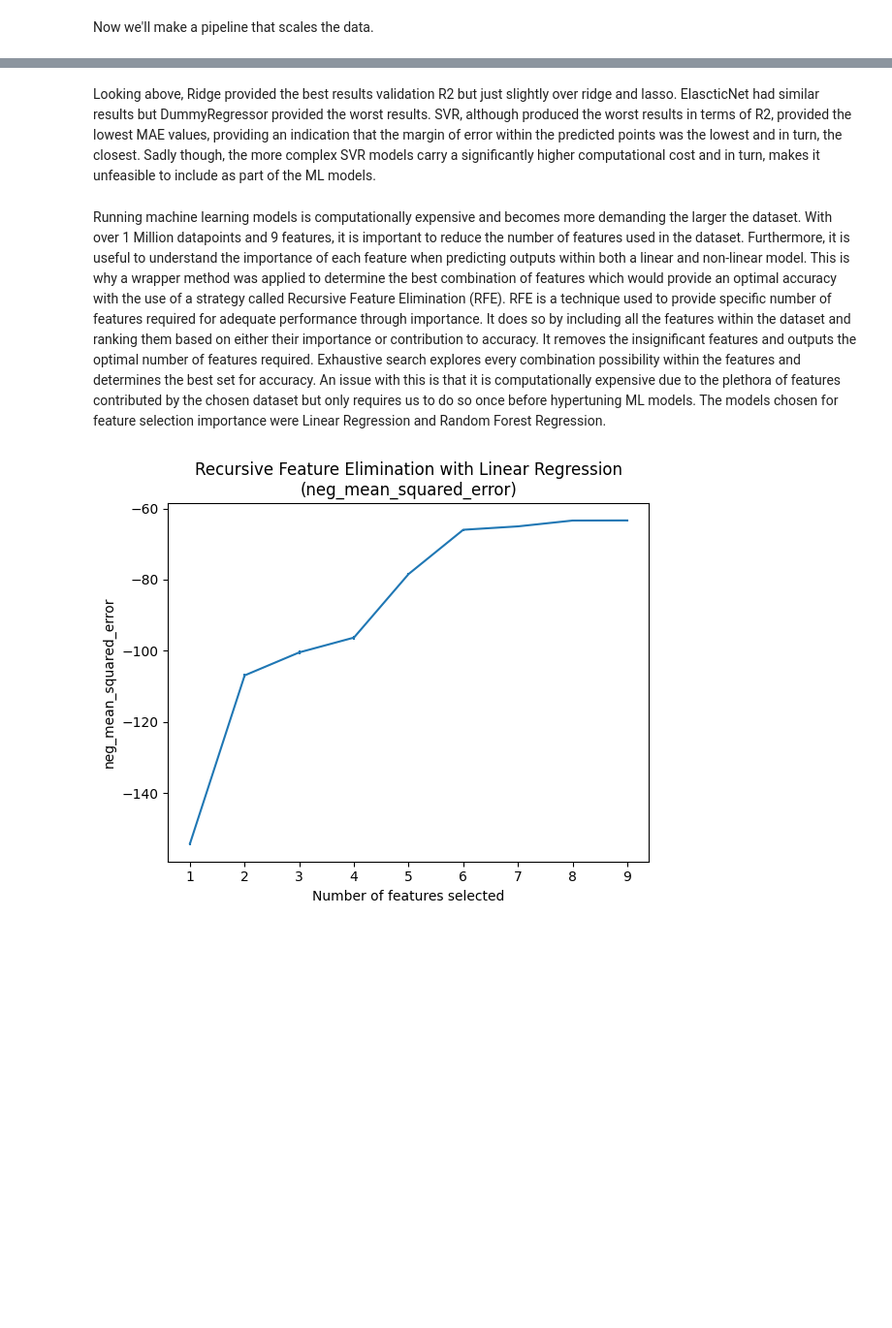
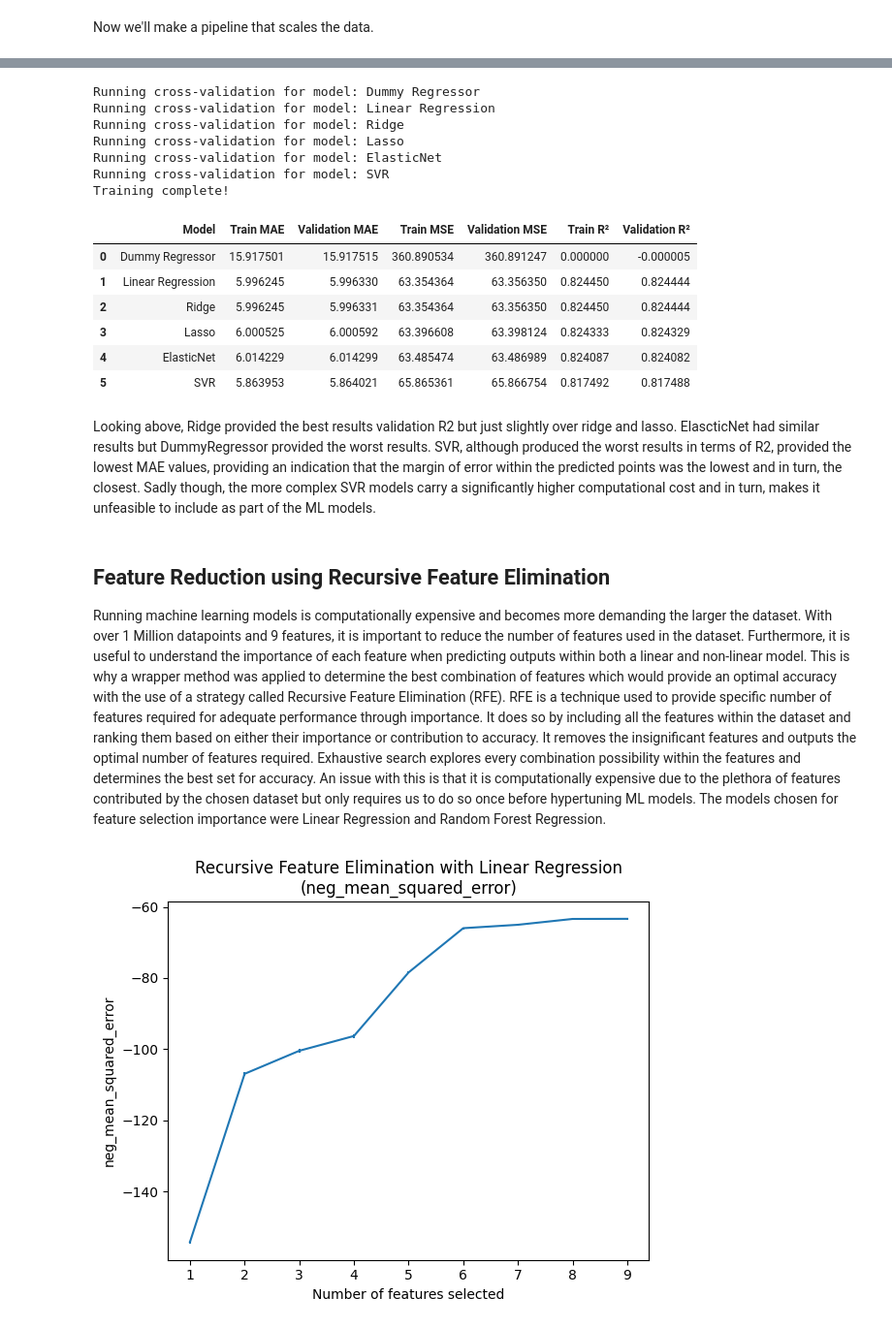
Before and after one commit to grewav2/ml-project-motor-temperature, a Jupyter notebook: model_exploration_Edited.ipynb, the cells around one changed output, grey strips where cells are left out. Shown at 97% size. Drawn from its saved outputs; the diff is of its cells as text; code cells hidden in the pictures; blank space fills up the shorter version.

```diff
--- a/model_exploration_Edited.ipynb
+++ b/model_exploration_Edited.ipynb
@@ -206,6 +178,51 @@ Running cross-validation for model: SVR
+# %%
+models = {
+    'Dummy Regressor' : DummyRegressor(strategy='mean'),
+    'Linear Regression': LinearRegression(),
+    'Ridge': Ridge(),
+    'Lasso': Lasso(),
+    'ElasticNet': ElasticNet(),
+    # 'Random Forest': RandomForestRegressor(n_estimators=100, random_state=42)
+    'SVR': LinearSVR()
+}
+
+param_grids = {
+    'Ridge': {'model__alpha': [0.1, 1.0, 10.0, 100.0]},
+    'Lasso': {'model__alpha': [0.01, 0.1, 1.0, 10.0]},
+    'ElasticNet': {
+        'model__alpha': [0.01, 0.1, 1.0],
+        'model__l1_ratio': [0.2, 0.5, 0.8]
+    }
+}
+
+scoring_metrics = [
+    'neg_mean_absolute_error',
+    'neg_mean_squared_error',
+    'r2'
+]
+# %%
+baseline_model_results = train_multi_models(models, param_grids, scoring_metrics, X_train, y_train)
+baseline_model_results
+# %% [output]
+Running cross-validation for model: Dummy Regressor
+Running cross-validation for model: Linear Regression
+Running cross-validation for model: Ridge
+Running cross-validation for model: Lasso
+Running cross-validation for model: ElasticNet
+Running cross-validation for model: SVR
+Training complete!
+|  | Model | Train MAE | Validation MAE | Train MSE | Validation MSE | Train R² | Validation R² |
+| 0 | Dummy Regressor | 15.917501 | 15.917515 | 360.890534 | 360.891247 | 0.000000 | -0.000005 |
+| 1 | Linear Regression | 5.996245 | 5.996330 | 63.354364 | 63.356350 | 0.824450 | 0.824444 |
+| 2 | Ridge | 5.996245 | 5.996331 | 63.354364 | 63.356350 | 0.824450 | 0.824444 |
+| 3 | Lasso | 6.000525 | 6.000592 | 63.396608 | 63.398124 | 0.824333 | 0.824329 |
+| 4 | ElasticNet | 6.014229 | 6.014299 | 63.485474 | 63.486989 | 0.824087 | 0.824082 |
+| 5 | SVR | 5.863953 | 5.864021 | 65.865361 | 65.866754 | 0.817492 | 0.817488 |
 # %% [markdown]
 Looking above, Ridge provided the best results validation R2 but just slightly over ridge and lasso. ElascticNet had similar results but DummyRegressor provided the worst results. SVR, although produced the worst results in terms of R2, provided the lowest MAE values, providing an indication that the margin of error within the predicted points was the lowest and in turn, the closest. Sadly though, the more complex SVR models carry a significantly higher computational cost and in turn, makes it unfeasible to include as part of the ML models.
 # %% [markdown]
+## **Feature Reduction using Recursive Feature Elimination**
+
 Running machine learning models is computationally expensive and becomes more demanding the larger the dataset. With over 1 Million datapoints and 9 features, it is important to reduce the number of features used in the dataset. Furthermore, it is useful to understand the importance of each feature when predicting outputs within both a linear and non-linear model. This is why a wrapper method was applied to determine the best combination of features which would provide an optimal accuracy with the use of a strategy called Recursive Feature Elimination (RFE). RFE is a technique used to provide specific number of features required for adequate performance through importance. It does so by including all the features within the dataset and ranking them based on either their importance or contribution to accuracy. It removes the insignificant features and outputs the optimal number of features required. Exhaustive search explores every combination possibility within the features and determines the best set for accuracy. An issue with this is that it is computationally expensive due to the plethora of features contributed by the chosen dataset but only requires us to do so once before hypertuning ML models. The models chosen for feature selection importance were Linear Regression and Random Forest Regression.
 # %%
 model = LinearRegression()
```
Also changed, not shown: parts of 8 cells of this notebook.
